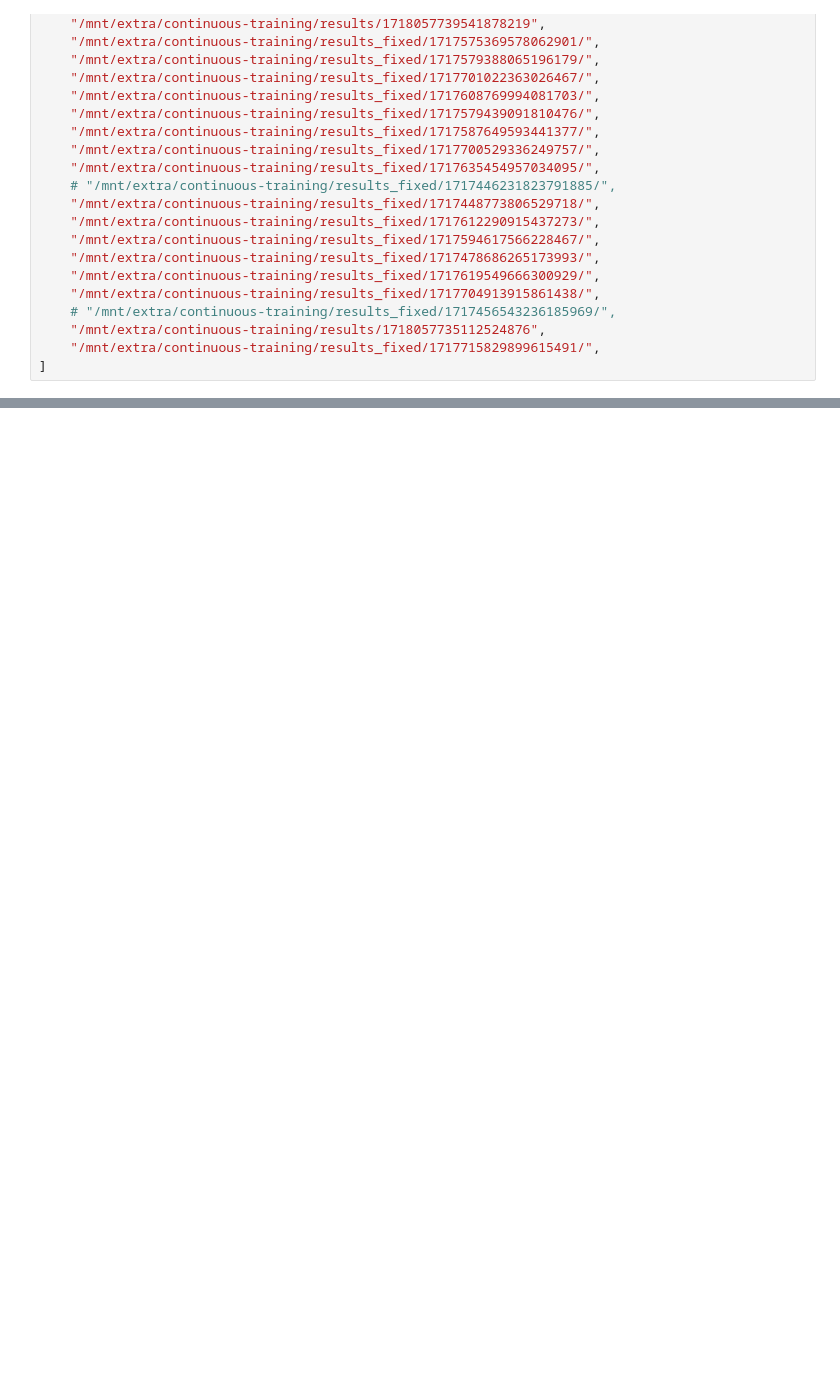
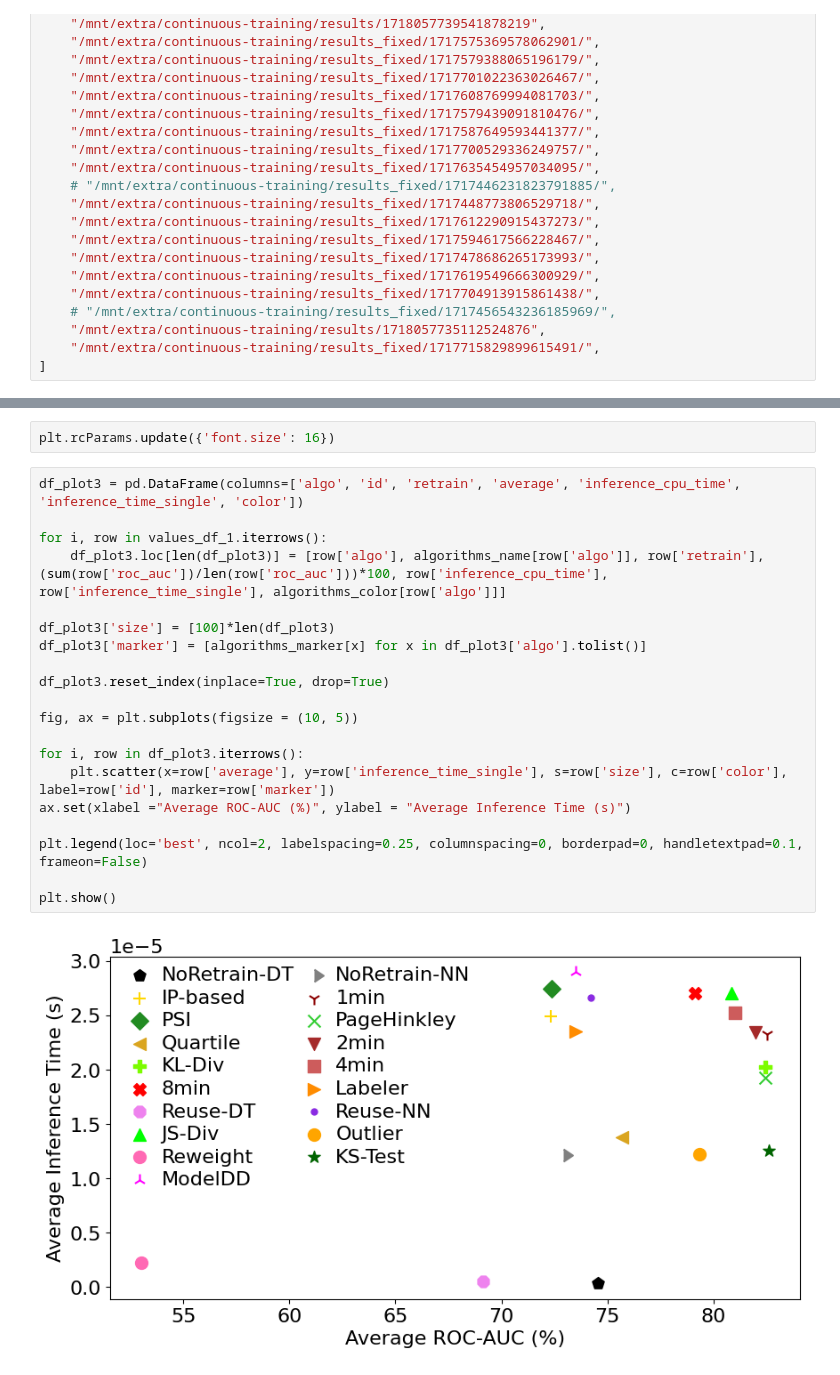
Before and after one commit to rannnayy/continuous-training, a Jupyter notebook: experiments/new_compare_all_minmax_roc.ipynb, the cells around one changed output, grey strips where cells are left out. Cells and saved outputs as stored; diff of their text form; blank space fills up the shorter version.

```diff
--- a/experiments/new_compare_all_minmax_roc.ipynb
+++ b/experiments/new_compare_all_minmax_roc.ipynb
@@ -136,0 +373,24 @@ values_df_1
+# %%
+plt.rcParams.update({'font.size': 16})
+# %%
+df_plot3 = pd.DataFrame(columns=['algo', 'id', 'retrain', 'average', 'inference_cpu_time', 'inference_time_single', 'color'])
+
+for i, row in values_df_1.iterrows():
+    df_plot3.loc[len(df_plot3)] = [row['algo'], algorithms_name[row['algo']], row['retrain'], (sum(row['roc_auc'])/len(row['roc_auc']))*100, row['inference_cpu_time'], row['inference_time_single'], algorithms_color[row['algo']]]
+
+df_plot3['size'] = [100]*len(df_plot3)
+df_plot3['marker'] = [algorithms_marker[x] for x in df_plot3['algo'].tolist()]
+
+df_plot3.reset_index(inplace=True, drop=True)
+
+fig, ax = plt.subplots(figsize = (10, 5))
+
+for i, row in df_plot3.iterrows():
+    plt.scatter(x=row['average'], y=row['inference_time_single'], s=row['size'], c=row['color'], label=row['id'], marker=row['marker'])
+ax.set(xlabel ="Average ROC-AUC (%)", ylabel = "Average Inference Time (s)")
+
+plt.legend(loc='best', ncol=2, labelspacing=0.25, columnspacing=0, borderpad=0, handletextpad=0.1, frameon=False)
+
+plt.show()
+# %% [output]
+[figure, added]
```
Also changed, not shown: parts of 18 cells of this notebook, 12 other files.
